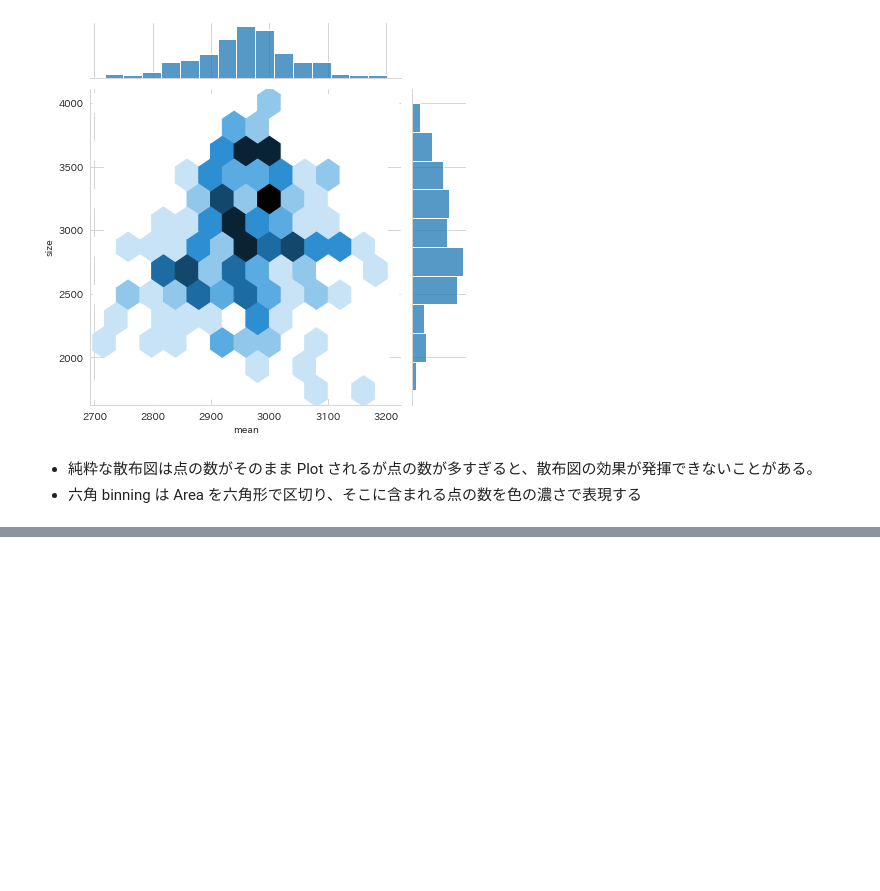
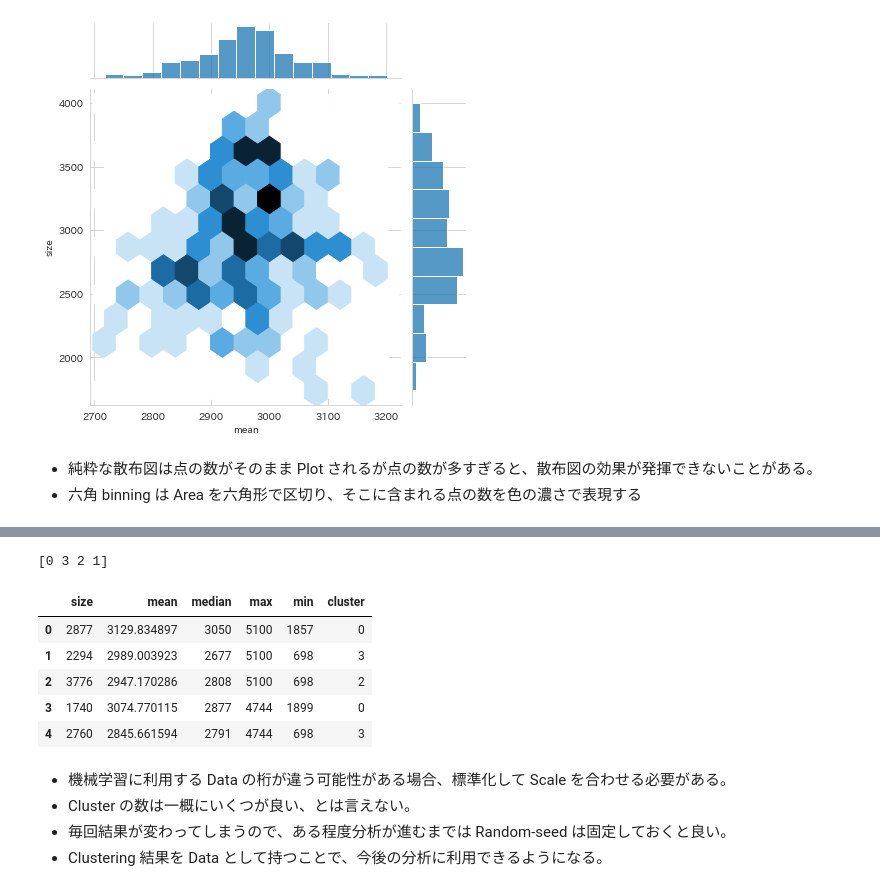
Before and after one commit to 1024xx4/machine_learning_system_100_knocks, a Jupyter notebook: section2/section2.ipynb, the cells around one changed output, grey strips where cells are left out. Cells and saved outputs as stored; diff of their text form; code cells hidden in the pictures; blank space fills up the shorter version.

Commit message:
Feat: Clustering で店舗を Group 化する#3

```diff
--- a/section2/section2.ipynb
+++ b/section2/section2.ipynb
@@ -320,0 +326,27 @@ hexbin = sns.jointplot(x='mean', y='size', data=store_clustering, kind='hex')
+# %%
+# Clustring を行なう
+from sklearn.cluster import KMeans
+from sklearn.preprocessing import StandardScaler
+
+# Data の標準化
+sc = StandardScaler()
+store_clustering_sc = sc.fit_transform(store_clustering)
+
+kmeans = KMeans(n_clusters=4, random_state=0)  # Cluster 数と Random-seed を定義
+clusters = kmeans.fit(store_clustering_sc)  # Model を構築
+store_clustering['cluster'] = clusters.labels_  # Clustering の結果を DataFrame に格納
+print(store_clustering['cluster'].unique())
+store_clustering.head()
+# %% [output]
+[0 3 2 1]
+|  | size | mean | median | max | min | cluster |
+| 0 | 2877 | 3129.834897 | 3050 | 5100 | 1857 | 0 |
+| 1 | 2294 | 2989.003923 | 2677 | 5100 | 698 | 3 |
+| 2 | 3776 | 2947.170286 | 2808 | 5100 | 698 | 2 |
+| 3 | 1740 | 3074.770115 | 2877 | 4744 | 1899 | 0 |
+| 4 | 2760 | 2845.661594 | 2791 | 4744 | 698 | 3 |
+# %% [markdown]
+- 機械学習に利用する Data の桁が違う可能性がある場合、標準化して Scale を合わせる必要がある。
+- Cluster の数は一概にいくつが良い、とは言えない。
+- 毎回結果が変わってしまうので、ある程度分析が進むまでは Random-seed は固定しておくと良い。
+- Clustering 結果を Data として持つことで、今後の分析に利用できるようになる。
```
Also changed, not shown: parts of 1 cell of this notebook.
